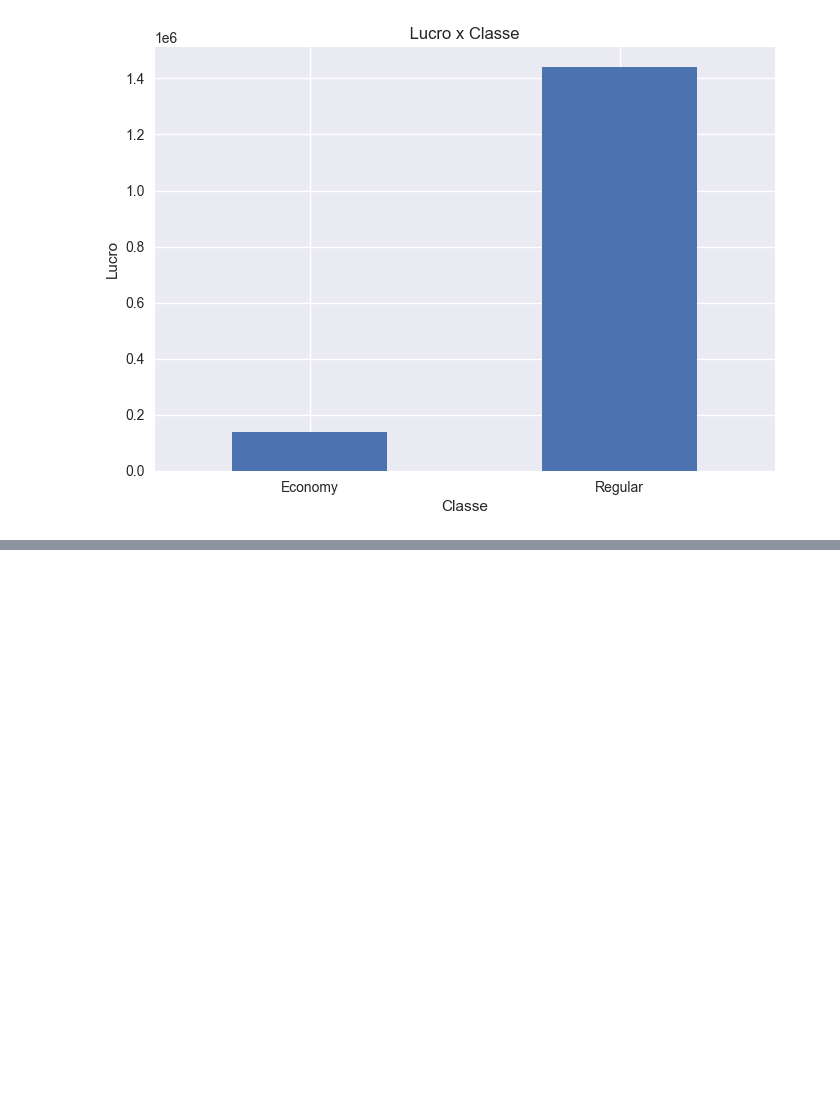
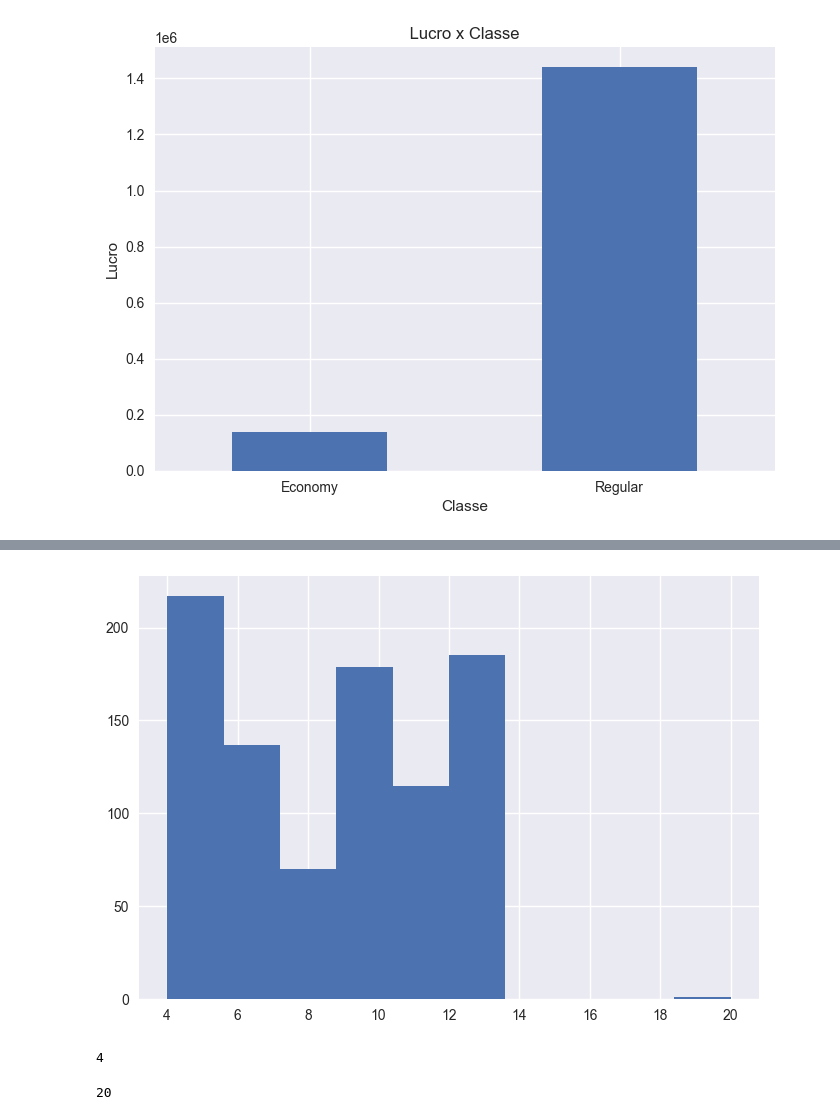
Before and after one commit to Shuruder/Project-Data-Analisys-Pandas, a Jupyter notebook: analiseExploratoriaDados.ipynb, the cells around one changed output, grey strips where cells are left out. Saved outputs shown, nothing was run; the diff lists cells and outputs as text; code cells hidden in the pictures; blank space fills up the shorter version.

```diff
--- a/analiseExploratoriaDados.ipynb
+++ b/analiseExploratoriaDados.ipynb
@@ -231,0 +249,15 @@ plt.xticks(rotation='horizontal');
+# %%
+# Histograma
+plt.hist(df["Tempo_envio"]);
+# %% [output]
+[figure, added]
+# %%
+# Tempo minimo de envio
+df["Tempo_envio"].min()
+# %% [output]
+4
+# %%
+# Tempo máximo de envio
+df["Tempo_envio"].max()
+# %% [output]
+20
```
Also changed, not shown: parts of 4 cells of this notebook.
